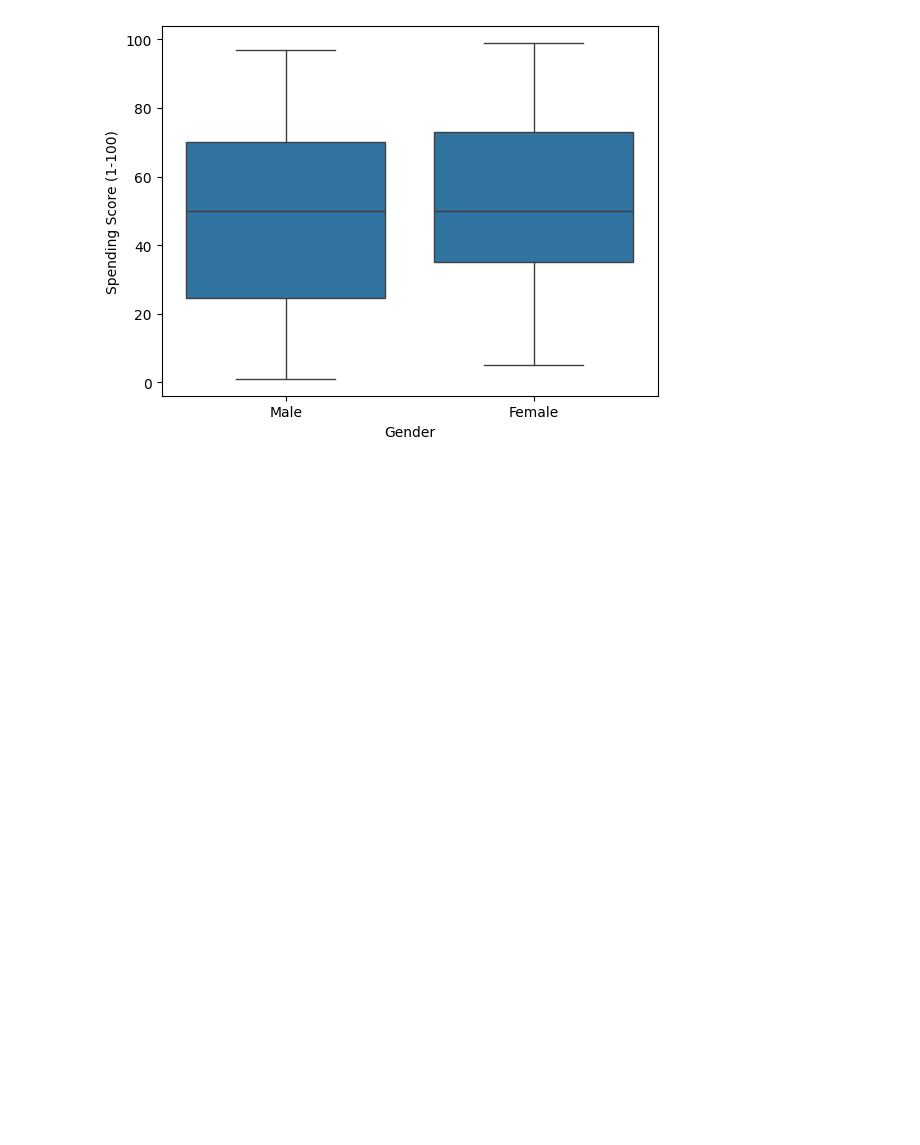
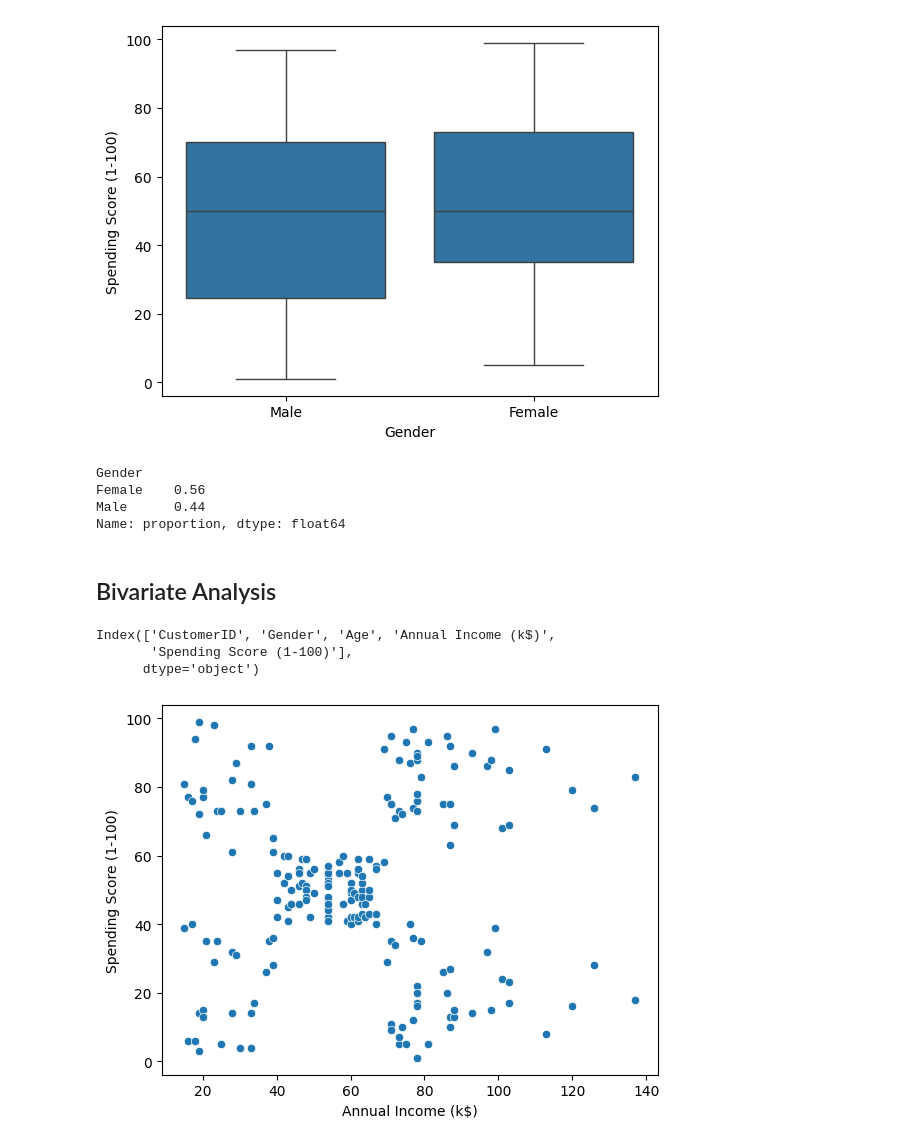
Before and after one commit to Anas1602/Absent-Data, a Jupyter notebook: Python Customer Segmentation & Clustering/EDA.ipynb, the cells around one changed output. Cells and saved outputs as stored; diff of their text form; code cells hidden in the pictures; blank space fills up the shorter version.

Commit message:
Bivariate Analysis

```diff
--- a/Python Customer Segmentation & Clustering/EDA.ipynb
+++ b/Python Customer Segmentation & Clustering/EDA.ipynb
@@ -88,3 +88,27 @@ plt.show()
 [figure]
 [figure]
 [figure]
+# %%
+df['Gender'].value_counts(normalize=True)
+# %% [output]
+Gender
+Female    0.56
+Male      0.44
+Name: proportion, dtype: float64
+# %% [markdown]
+<h2>Bivariate Analysis</h2>
+# %%
+df.columns
+# %% [output]
+Index(['CustomerID', 'Gender', 'Age', 'Annual Income (k$)',
+       'Spending Score (1-100)'],
+      dtype='object')
+# %%
+# Bivariate Clustering
+sns.scatterplot(
+  data=df,
+  x='Annual Income (k$)',
+  y= 'Spending Score (1-100)'
+  );
+# %% [output]
+[figure, added]
```
Also changed, not shown: parts of 4 cells of this notebook.
